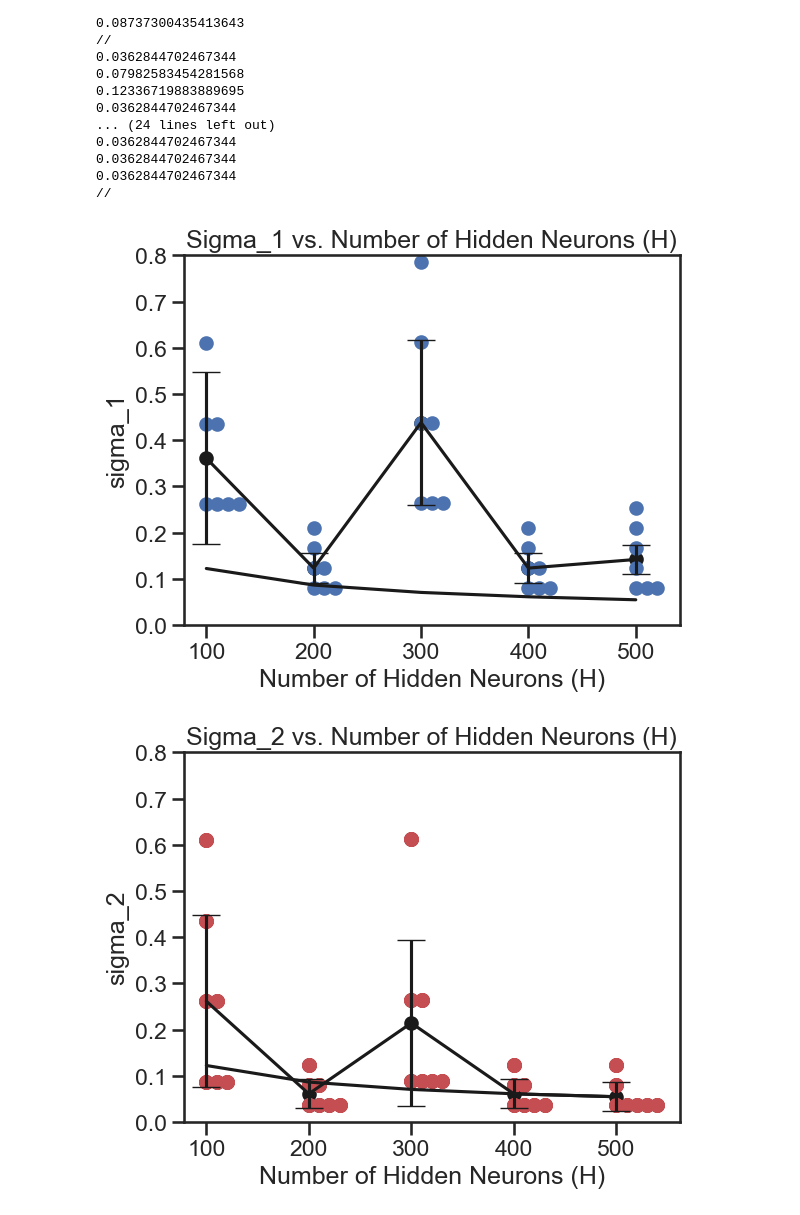
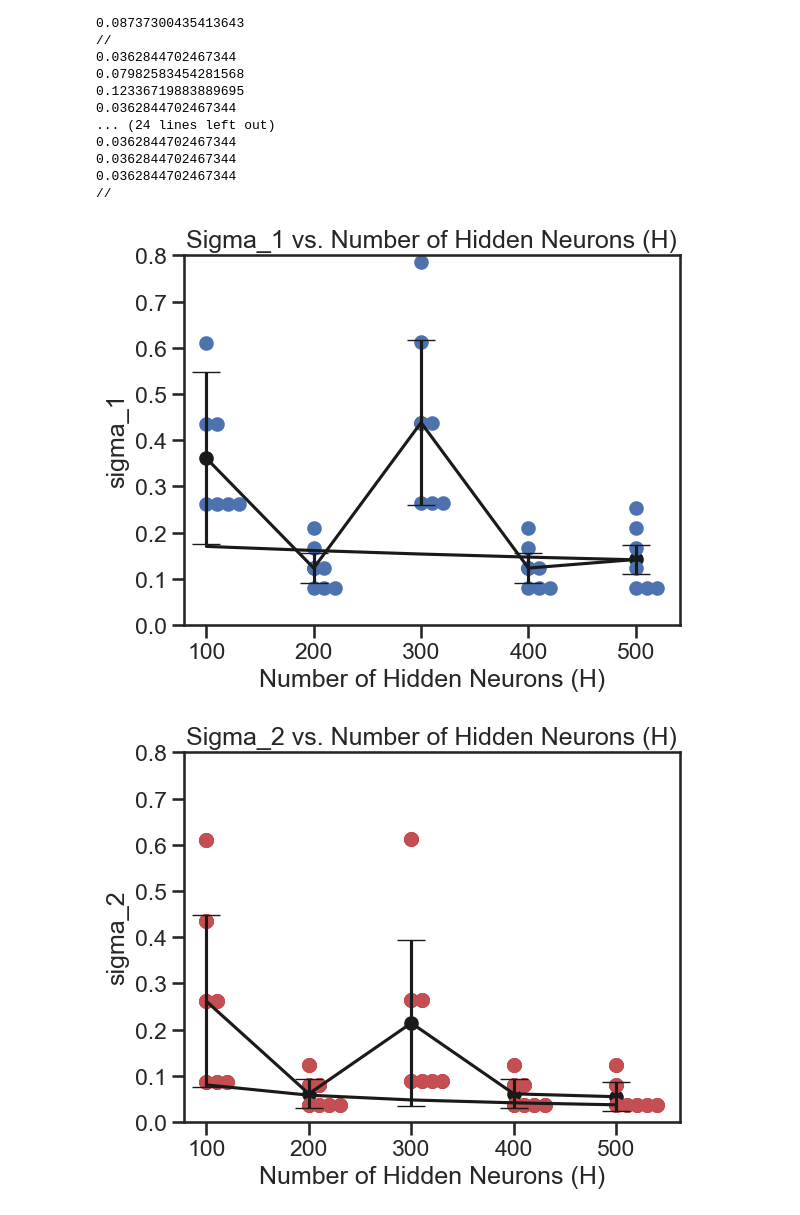
Before and after one commit to JoshuaSin4/Senior-Thesis, a Jupyter notebook: MNIST/Data/Graphing (0.001,0.4,0.06)/test.ipynb, the cells around one changed output. Saved outputs shown, nothing was run; the diff lists cells and outputs as text; code cells hidden in the pictures.

```diff
--- a/MNIST/Data/Graphing (0.001,0.4,0.06)/test.ipynb
+++ b/MNIST/Data/Graphing (0.001,0.4,0.06)/test.ipynb
@@ -88,35 +88,35 @@ for (i,element) in enumerate(N_seed_w1):
             ax.scatter(x=N[i]+count2,y= number, color='b')
             count2 += 10
         elif number == 0.12336719883889695:
             ax.scatter(x=N[i]+count3,y= number, color='b')
             count3 += 10
         elif number == 0.0362844702467344:
             ax.scatter(x=N[i]+count4,y= number, color='b')
             count4 += 10
         elif number == 0.26153846153846155:
             ax.scatter(x=N[i]+count5,y= number, color='b')
             count5 += 10
         elif number == 0.43570391872278663:
             ax.scatter(x=N[i]+count6,y= number, color='b')
             count6 += 10
         elif number ==    0.2641509433962264:
             ax.scatter(x=N[i]+count7,y= number, color='b')
             count7 += 10
         elif number == 0.43831640058055155:
             ax.scatter(x=N[i]+count8,y= number, color='b')
             count8 += 10
         else:
             ax.scatter(x=N[i], y=number, color='b')
 
-ax.plot(N, np.sqrt(6)/(np.sqrt(N)+np.sqrt(N)), color = "k")
+ax.plot(N, 6*0.3445*np.sqrt(6)/(np.sqrt(784+N)), color = "k")
 ax.errorbar(N, N_mean_w1, N_std_w1, capsize = 10.0, color= "k")
 ax.set_xlabel("Number of Hidden Neurons (H)")
 ax.set_ylabel("sigma_1")
 ax.set_ylim(0,0.8)
 ax.set_title("Sigma_1 vs. Number of Hidden Neurons (H)")
 fig.savefig("test_W1_vs_N.png", bbox_inches = 'tight')
 # %% [output]
-[figure, old version]
+[figure, new version]
 # %%
 fig2, ax2 = plt.subplots()
 ax2.scatter(N, N_mean_w2, color="k")
@@ -168,7 +168,7 @@ for (i,element) in enumerate(N_seed_w2):
             else:
                 ax2.scatter(x=N[i], y=number, color='r')
 
-ax2.plot(N, np.sqrt(6)/(np.sqrt(N)+np.sqrt(N)), color = "k")
+ax2.plot(N, 0.3445*np.sqrt(6)/(np.sqrt(N+10)), color = "k")
 ax2.errorbar(N, N_mean_w2, N_std_w2, capsize = 10.0, color= "k")
 ax2.set_ylim(0,0.8)
 ax2.set_xlabel("Number of Hidden Neurons (H)")
@@ -176,4 +176,4 @@ ax2.set_ylabel("sigma_2")
 ax2.set_title("Sigma_2 vs. Number of Hidden Neurons (H)")
 fig2.savefig("test_W2_vs_N.png", bbox_inches = 'tight')
 # %% [output]
-[figure, old version]
+[figure, new version]
```
Also changed, not shown: 17 other files.
